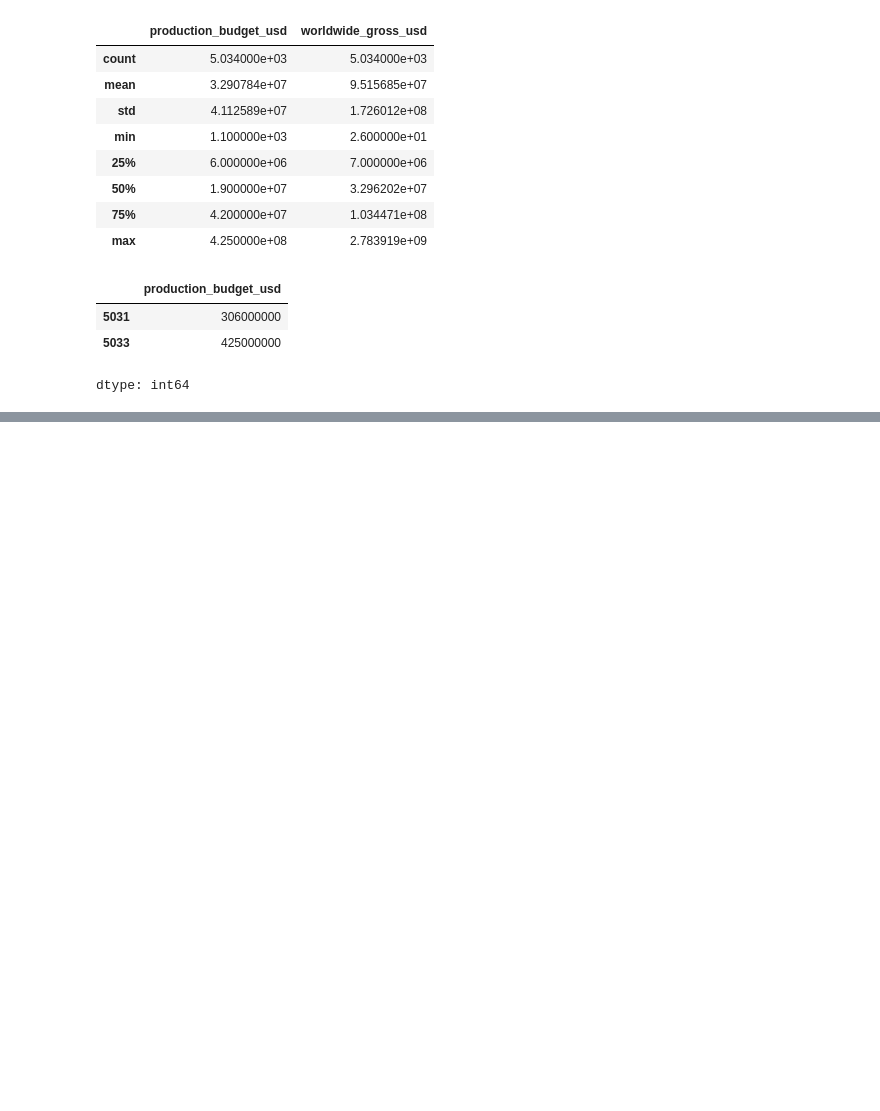
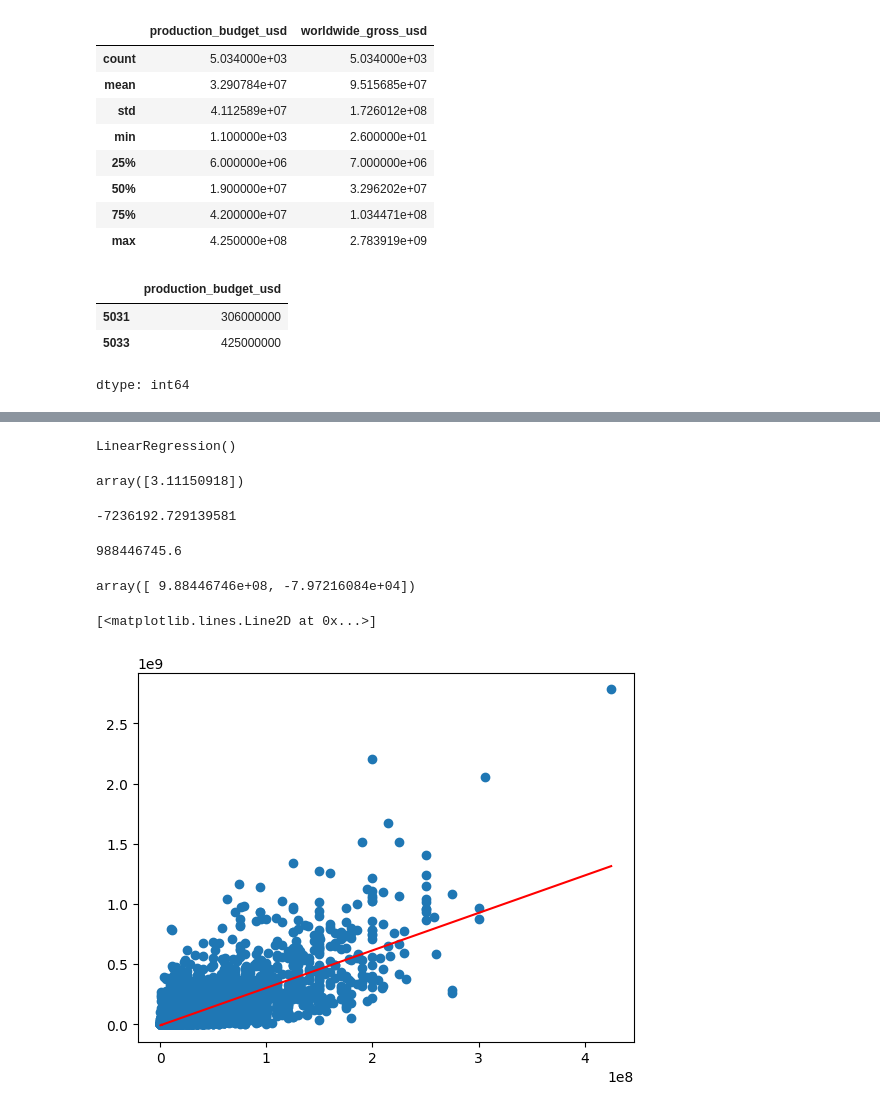
Before and after one commit to RanjitGupat/AI-ML, a Jupyter notebook: AI_ML02.ipynb, the cells around one changed output, grey strips where cells are left out. Cells and saved outputs as stored; diff of their text form; code cells hidden in the pictures; blank space fills up the shorter version.

```diff
--- a/AI_ML02.ipynb
+++ b/AI_ML02.ipynb
@@ -57,0 +120,16 @@ dtype: int64
+# %%
+X = data.iloc[0:5034,0:1].values
+y = data['worldwide_gross_usd']
+# %%
+lr = LinearRegression()
+lr.fit(X,y)
+# %% [output]
+LinearRegression()
+# %%
+lr.coef_
+# %% [output]
+array([3.11150918])
+# %%
+lr.intercept_
+# %% [output]
+-7236192.729139581
@@ -57,0 +138,14 @@ dtype: int64
+# %%
+(3.11150918 * b) - 7236192
+# %% [output]
+988446745.6
+# %%
+lr.predict([[b],[2300000]])
+# %% [output]
+array([ 9.88446746e+08, -7.97216084e+04])
+# %%
+plt.scatter(data['production_budget_usd'],data['worldwide_gross_usd'])
+plt.plot(X,lr.predict(X),color='red')
+# %% [output]
+[<matplotlib.lines.Line2D at 0x...>]
+[figure, added]
```
Also changed, not shown: parts of 10 cells of this notebook.
